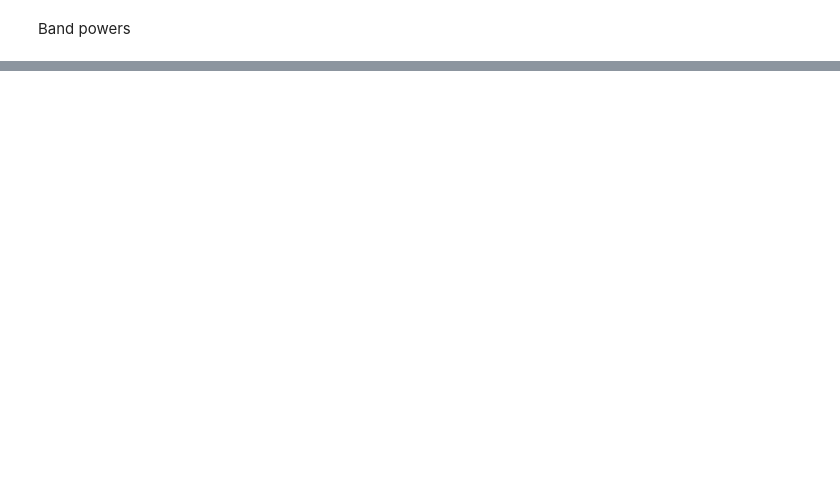
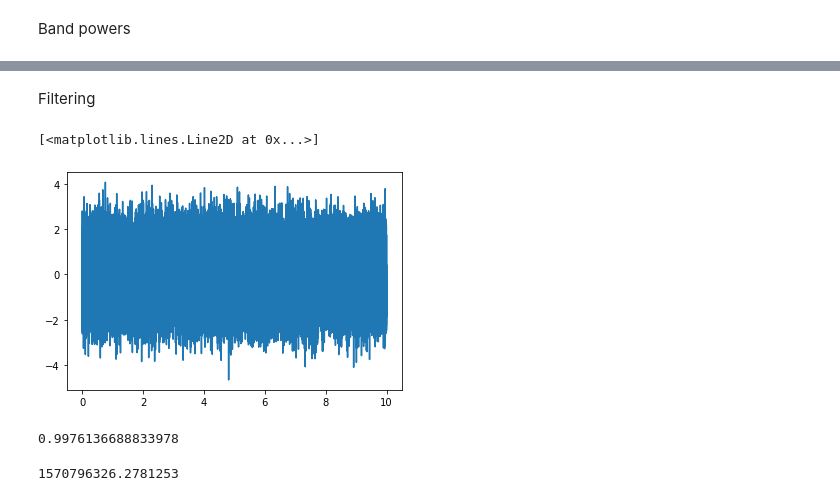
Before and after one commit to mjohnsonperimeter/cosmology_2019, a Jupyter notebook: random_field.ipynb, the cells around one changed output, grey strips where cells are left out. Drawn from its saved outputs; the diff is of its cells as text; code cells hidden in the pictures; blank space fills up the shorter version.

```diff
--- a/random_field.ipynb
+++ b/random_field.ipynb
@@ -69,0 +71,28 @@ plt.ylim(5e4,2e5)
+# %% [markdown]
+Filtering
+# %%
+L = 10
+N = 100000
+R = .000000001
+dx = L/N
+x = np.linspace(0,L,N)
+
+f_mu = 0.
+f_sigma = np.sqrt(N/2.)
+f_data_real = np.random.normal(f_mu, f_sigma, np.int(N/2)+1)
+f_data_imag = np.random.normal(f_mu, f_sigma, np.int(N/2)+1)
+k = 2.*np.pi*np.linspace(0,0.5*N/L,np.int(N/2)+1)
+W = np.exp(-0.5*(k*R)**2)
+f_data = W*(f_data_real + 1j*f_data_imag)
+p_data = np.fft.irfft(f_data)
+
+plt.plot(x,p_data)
+# %% [output]
+[<matplotlib.lines.Line2D at 0x...>]
+[figure, added]
+# %%
+print(np.var(p_data))
+scipy.integrate.simps(W*W*f_sigma*f_sigma,k)
+# %% [output]
+0.9976136688833978
+1570796326.2781253
```
Also changed, not shown: parts of 7 cells of this notebook.
